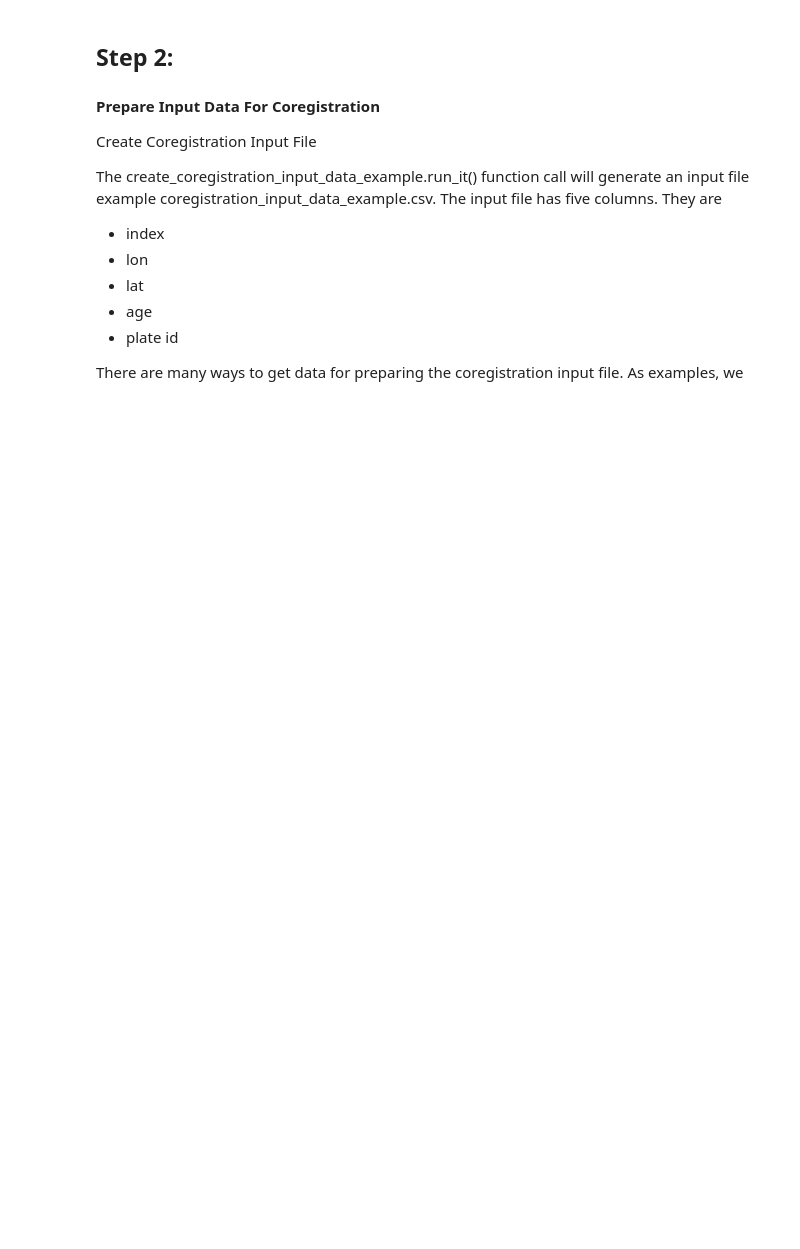
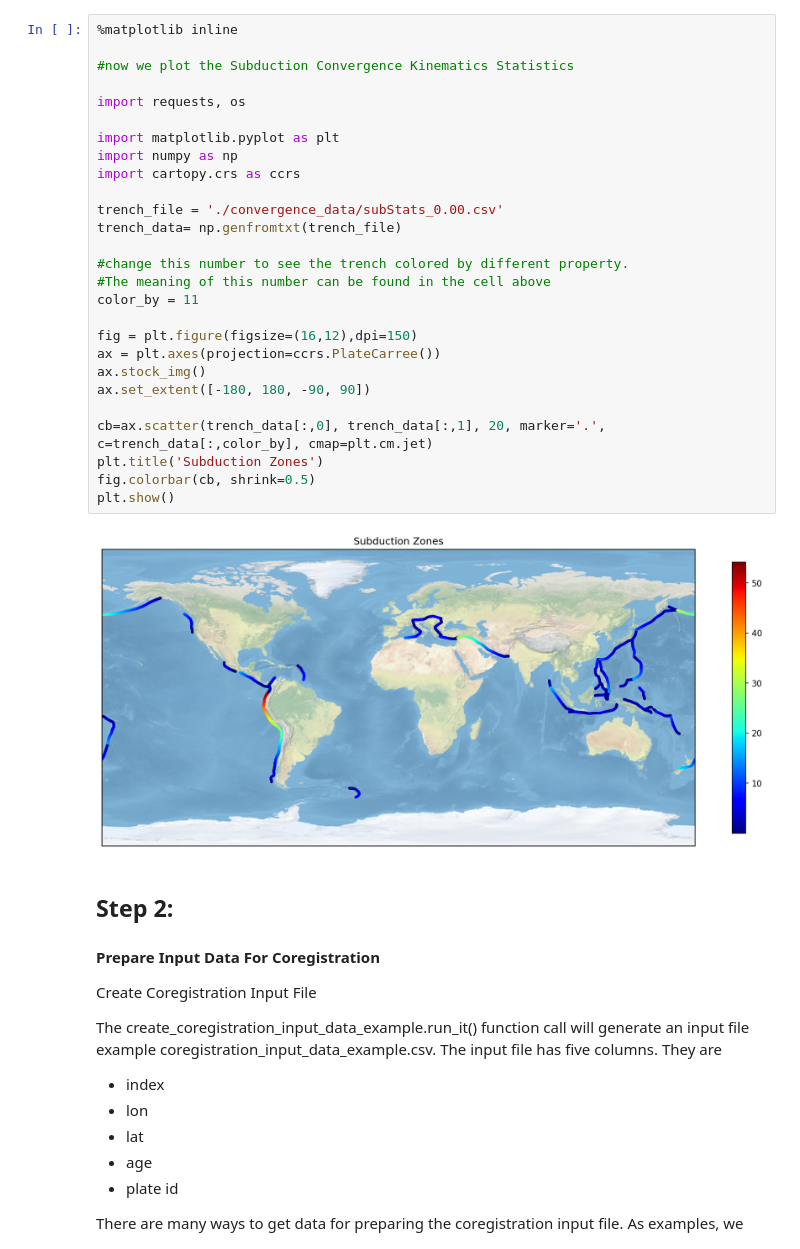
Before and after one commit to EarthByte/spatio-temporal-exploration, a Jupyter notebook: python/workflow.ipynb, the cells around one changed output. Drawn from its saved outputs; the diff is of its cells as text; blank space fills up the shorter version.

```diff
--- a/python/workflow.ipynb
+++ b/python/workflow.ipynb
@@ -51,3 +80,32 @@ The result data has been saved in ./convergence_data/!
+# %%
+%matplotlib inline
+
+#now we plot the Subduction Convergence Kinematics Statistics
+
+import requests, os
+
+import matplotlib.pyplot as plt
+import numpy as np
+import cartopy.crs as ccrs
+
+trench_file = './convergence_data/subStats_0.00.csv'
+trench_data= np.genfromtxt(trench_file)
+
+#change this number to see the trench colored by different property.
+#The meaning of this number can be found in the cell above
+color_by = 11
+
+fig = plt.figure(figsize=(16,12),dpi=150)
+ax = plt.axes(projection=ccrs.PlateCarree())
+ax.stock_img()
+ax.set_extent([-180, 180, -90, 90])
+
+cb=ax.scatter(trench_data[:,0], trench_data[:,1], 20, marker='.', c=trench_data[:,color_by], cmap=plt.cm.jet)
+plt.title('Subduction Zones')
+fig.colorbar(cb, shrink=0.5)
+plt.show()
+# %% [output]
+[figure, added]
 # %% [markdown]
 ##  Step 2:
 #### Prepare Input Data For Coregistration
```
Also changed, not shown: parts of 7 cells of this notebook.
